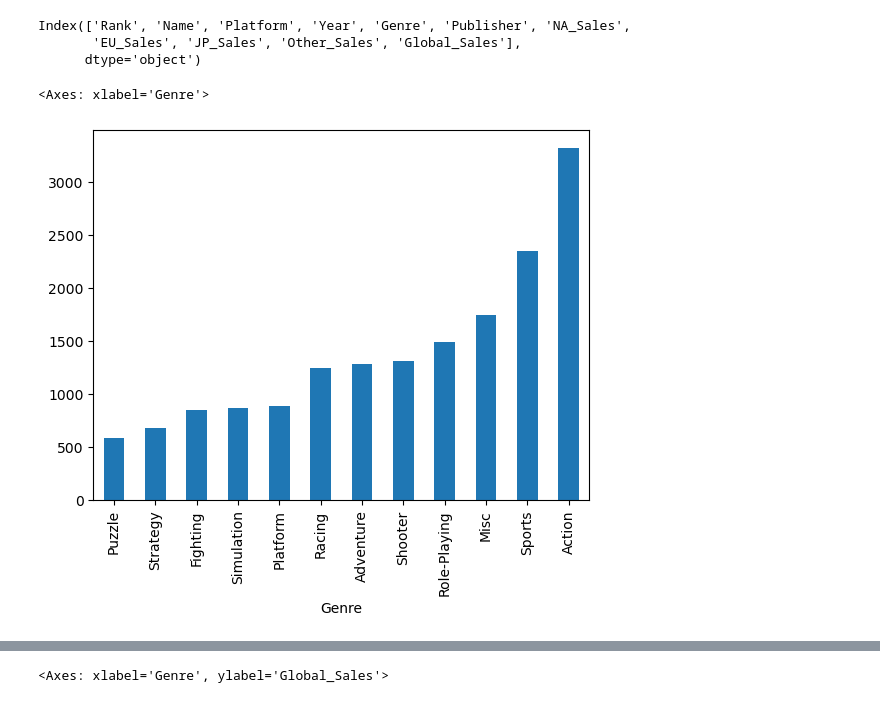
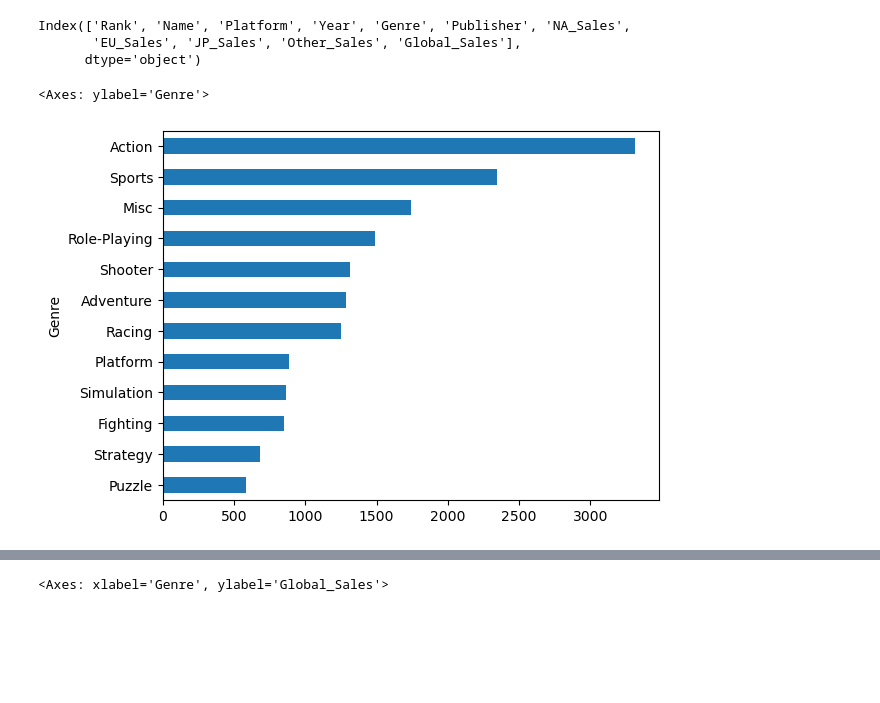
Before and after one commit to EvgenieTiv/NumpyLesson, a Jupyter notebook: pandas_tutorial_part_2.ipynb, the cells around one changed output, grey strips where cells are left out. Drawn from its saved outputs; the diff is of its cells as text; code cells hidden in the pictures; blank space fills up the shorter version.

```diff
--- a/pandas_tutorial_part_2.ipynb
+++ b/pandas_tutorial_part_2.ipynb
@@ -390,9 +400,9 @@ Index(['Rank', 'Name', 'Platform', 'Year', 'Genre', 'Publisher', 'NA_Sales',
        'EU_Sales', 'JP_Sales', 'Other_Sales', 'Global_Sales'],
       dtype='object')
 # %%
-vgsales_df['Genre'].value_counts().sort_values().plot(kind='bar')
+vgsales_df['Genre'].value_counts().sort_values().plot(kind='barh')
 # %% [output]
-<Axes: xlabel='Genre'>
+<Axes: ylabel='Genre'>
-[figure, old version]
+[figure, new version]
 # %%
 vgsales_df.head()
```
Also changed, not shown: parts of 17 cells of this notebook, 2 other files.
